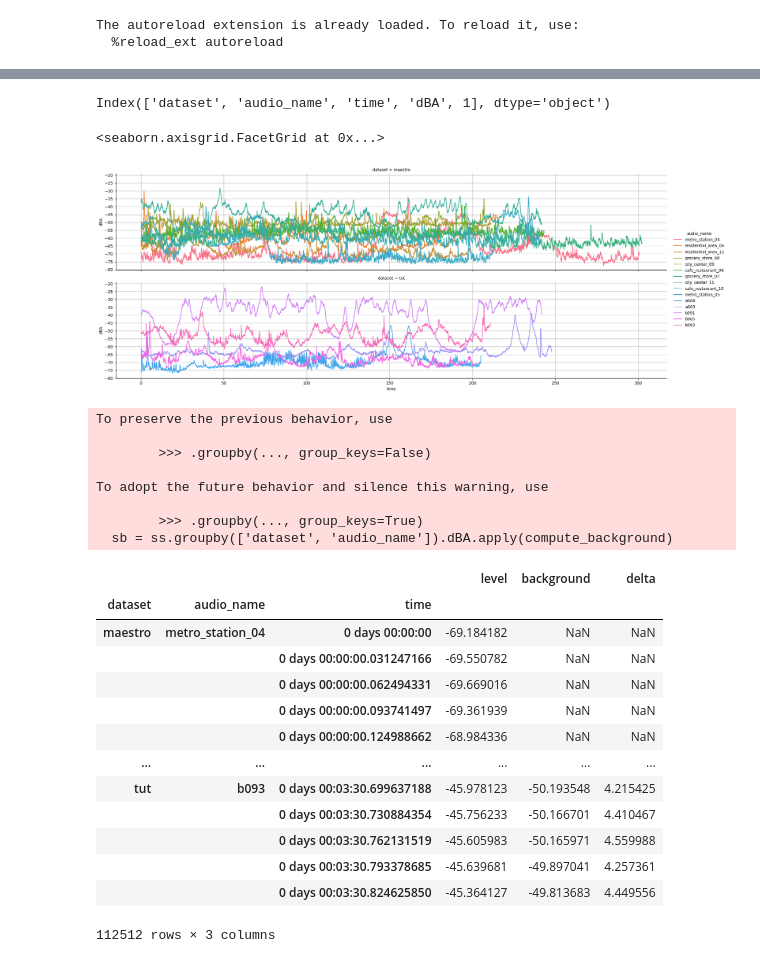
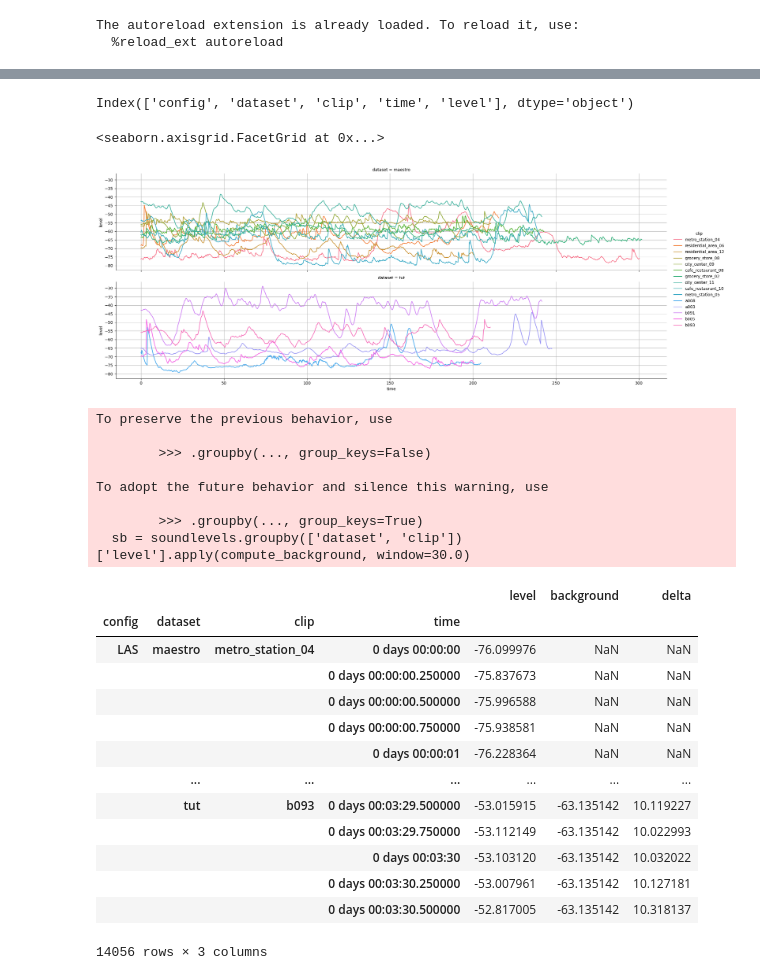
Before and after one commit to jonnor/dominant-sound, a Jupyter notebook: notebooks/AnnotationsEDA.ipynb, the cells around one changed output, grey strips where cells are left out. Saved outputs shown, nothing was run; the diff lists cells and outputs as text; code cells hidden in the pictures.

```diff
--- a/notebooks/AnnotationsEDA.ipynb
+++ b/notebooks/AnnotationsEDA.ipynb
@@ -19,14 +18,3 @@ import matplotlib.pyplot as plt
 
 from src.features.soundlevel import soundlevel_for_file
 from src.utils.fileutils import get_project_root
-# %%
-project_root = get_project_root()
-# %%
-
-datasets = pandas.DataFrame({
-    'name': ['maestro', 'tut'],
-})
-datasets['annotations'] = datasets.name.apply(lambda name: os.path.join(ROOT, 'data/processed/', f'{name}_ds', 'annotations/'))
-datasets = datasets.set_index('name')
-
-datasets
@@ -156,0 +45,14 @@ files
+# %%
+
+a = annotations.copy()
+a['duration'] = a['end'] - a['start']
+
+g = seaborn.displot(kind='kde', data=a.reset_index(), col='dataset', x='duration')
+
+def set_references(g):
+    g.refline(x=0, color='black', ls='-')
+    g.refline(x=0.125, label='fast')
+    g.refline(x=1.0, label='slow')
+    g.set(xlim=(0, 10))
+
+set_references(g)
@@ -289,37 +128,36 @@ ss
 # %%
 
-def plot_soundlevels(sl, value='dBA'):
+def plot_soundlevels(sl, value='level'):
     from matplotlib.ticker import MultipleLocator
 
     d = sl.reset_index()
     print(d.columns)
     d['time'] = d.time / pandas.Timedelta(seconds=1)
 
     g = seaborn.relplot(kind='line',
                         data=d,
                         x='time',
                         y=value,
-                        hue='audio_name',
+                        hue='clip',
                         row='dataset',
                         aspect=5,
                         height=4)
 
     for ax in g.axes.flatten():
         ax.yaxis.set_major_locator(MultipleLocator(5))
         ax.grid()
 
     return g
 
-plot_soundlevels(ss)
+plot_soundlevels(soundlevels)
 # %% [output]
-Index(['dataset', 'audio_name', 'time', 'dBA', 1], dtype='object')
+Index(['config', 'dataset', 'clip', 'time', 'level'], dtype='object')
 <seaborn.axisgrid.FacetGrid at 0x...>
-[figure, old version]
+[figure, new version]
 # %%
-
 from src.features.soundlevel import compute_background
 
-sb = ss.groupby(['dataset', 'audio_name']).dBA.apply(compute_background)
+sb = soundlevels.groupby(['dataset', 'clip'])['level'].apply(compute_background, window=30.0)
 sb
 # %% [output]
 To preserve the previous behavior, use
@@ -329,20 +167,20 @@ To preserve the previous behavior, use
 To adopt the future behavior and silence this warning, use
 
         >>> .groupby(..., group_keys=True)
-  sb = ss.groupby(['dataset', 'audio_name']).dBA.apply(compute_background)
+  sb = soundlevels.groupby(['dataset', 'clip'])['level'].apply(compute_background, window=30.0)
-|  |  |  | level | background | delta |
-| dataset | audio_name | time |  |  |  |
-| maestro | metro_station_04 | 0 days 00:00:00 | -69.184182 | NaN | NaN |
-|  |  | 0 days 00:00:00.031247166 | -69.550782 | NaN | NaN |
-|  |  | 0 days 00:00:00.062494331 | -69.669016 | NaN | NaN |
-|  |  | 0 days 00:00:00.093741497 | -69.361939 | NaN | NaN |
-|  |  | 0 days 00:00:00.124988662 | -68.984336 | NaN | NaN |
-| ... | ... | ... | ... | ... | ... |
-| tut | b093 | 0 days 00:03:30.699637188 | -45.978123 | -50.193548 | 4.215425 |
-|  |  | 0 days 00:03:30.730884354 | -45.756233 | -50.166701 | 4.410467 |
-|  |  | 0 days 00:03:30.762131519 | -45.605983 | -50.165971 | 4.559988 |
-|  |  | 0 days 00:03:30.793378685 | -45.639681 | -49.897041 | 4.257361 |
-|  |  | 0 days 00:03:30.824625850 | -45.364127 | -49.813683 | 4.449556 |
+|  |  |  |  | level | background | delta |
+| config | dataset | clip | time |  |  |  |
+| LAS | maestro | metro_station_04 | 0 days 00:00:00 | -76.099976 | NaN | NaN |
+|  |  |  | 0 days 00:00:00.250000 | -75.837673 | NaN | NaN |
+|  |  |  | 0 days 00:00:00.500000 | -75.996588 | NaN | NaN |
+|  |  |  | 0 days 00:00:00.750000 | -75.938581 | NaN | NaN |
+|  |  |  | 0 days 00:00:01 | -76.228364 | NaN | NaN |
+|  | ... | ... | ... | ... | ... | ... |
+|  | tut | b093 | 0 days 00:03:29.500000 | -53.015915 | -63.135142 | 10.119227 |
+|  |  |  | 0 days 00:03:29.750000 | -53.112149 | -63.135142 | 10.022993 |
+|  |  |  | 0 days 00:03:30 | -53.103120 | -63.135142 | 10.032022 |
+|  |  |  | 0 days 00:03:30.250000 | -53.007961 | -63.135142 | 10.127181 |
+|  |  |  | 0 days 00:03:30.500000 | -52.817005 | -63.135142 | 10.318137 |
-112512 rows × 3 columns
+14056 rows × 3 columns
 # %%
 g = plot_soundlevels(sb, value='background')
```
Also changed, not shown: parts of 20 cells of this notebook, 4 other files.
